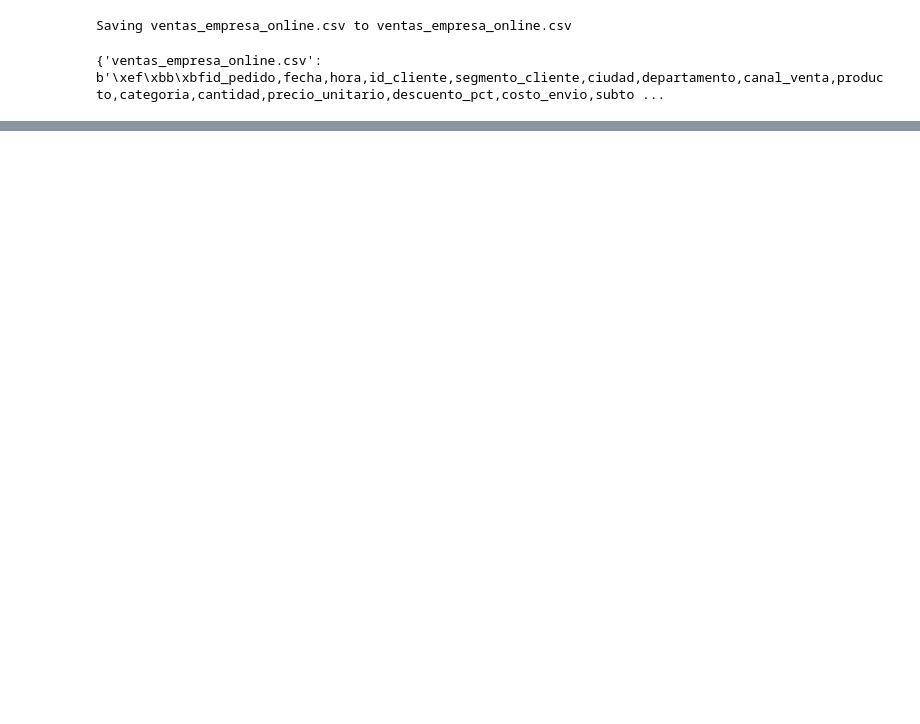
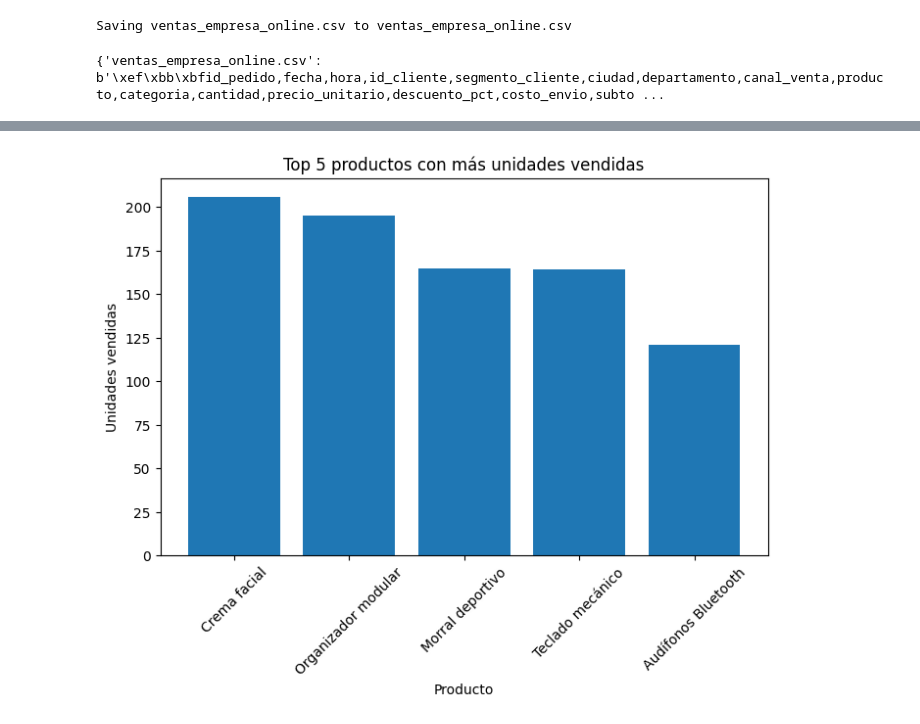
Before and after one commit to juan0898/BackendEstudiantes, a Jupyter notebook: Te_damos_la_bienvenida_a_Colaboratory.ipynb, the cells around one changed output, grey strips where cells are left out. Saved outputs shown, nothing was run; the diff lists cells and outputs as text; code cells hidden in the pictures; blank space fills up the shorter version.

```diff
--- a/Te_damos_la_bienvenida_a_Colaboratory.ipynb
+++ b/Te_damos_la_bienvenida_a_Colaboratory.ipynb
@@ -149,0 +481,5 @@ df[df.duplicated(keep=False)].sort_values("id_pedido").head(20)
+# %%
+df_clean["devuelto"] = df_clean["devuelto"].replace({
+    "?": pd.NA,
+    "x": pd.NA
+})
@@ -149,0 +641,8 @@ df[df.duplicated(keep=False)].sort_values("id_pedido").head(20)
+# %%
+df_clean["anomalia_cancelado"] = (
+    (df_clean["estado_pedido"] == "Cancelado") &
+    (
+        df_clean["dias_entrega"].notna() |
+        df_clean["calificacion"].notna()
+    )
+)
@@ -149,0 +679,12 @@ df[df.duplicated(keep=False)].sort_values("id_pedido").head(20)
+# %%
+df_clean["anomalia_devolucion"] = (
+    (
+        (df_clean["estado_pedido"] == "Devuelto") &
+        (df_clean["devuelto"] == "No")
+    )
+    |
+    (
+        (df_clean["estado_pedido"] != "Devuelto") &
+        (df_clean["devuelto"] == "Sí")
+    )
+)
@@ -149,0 +950,6 @@ df[df.duplicated(keep=False)].sort_values("id_pedido").head(20)
+# %%
+top_5_productos = (df_clean.groupby("producto")["cantidad"]
+    .sum()
+    .sort_values(ascending=False)
+    .head(5)
+)
@@ -149,0 +1056,16 @@ df[df.duplicated(keep=False)].sort_values("id_pedido").head(20)
+# %%
+plt.figure(figsize=(8,5))
+
+plt.bar(
+    top_5_productos.index,
+    top_5_productos.values
+)
+
+plt.title("Top 5 productos con más unidades vendidas")
+plt.xlabel("Producto")
+plt.ylabel("Unidades vendidas")
+plt.xticks(rotation=45)
+
+plt.show()
+# %% [output]
+[figure, added]
```
Also changed, not shown: parts of 82 cells of this notebook.
